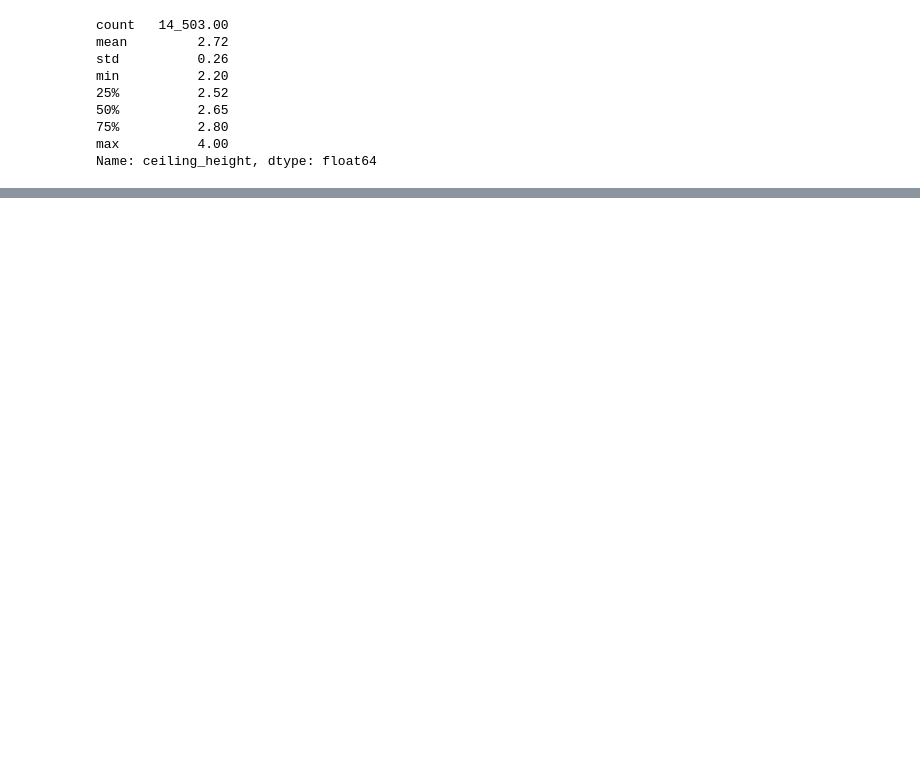
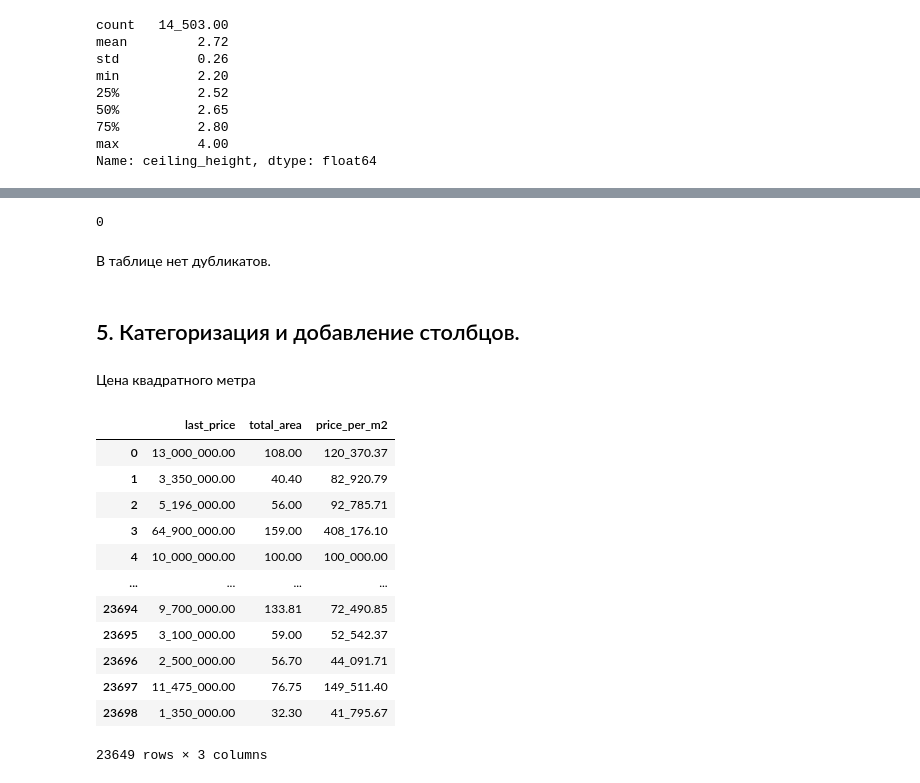
Before and after one commit to Alex-projects-hub/Research_of_advertisements_for_the_sale_of_apartments, a Jupyter notebook: Research_of_advertisements_for_the_sale_of_apartments.ipynb, the cells around one changed output, grey strips where cells are left out. Saved outputs shown, nothing was run; the diff lists cells and outputs as text; code cells hidden in the pictures; blank space fills up the shorter version.

```diff
--- a/Research_of_advertisements_for_the_sale_of_apartments.ipynb
+++ b/Research_of_advertisements_for_the_sale_of_apartments.ipynb
@@ -330,0 +406,10 @@ Name: ceiling_height, dtype: float64
+# %%
+df.duplicated().sum()
+# %% [output]
+0
+# %% [markdown]
+В таблице нет дубликатов.
+# %% [markdown]
+## 5. Категоризация и добавление столбцов.
+# %% [markdown]
+Цена квадратного метра
@@ -330,0 +418,16 @@ Name: ceiling_height, dtype: float64
+# %%
+df[["last_price", "total_area", "price_per_m2"]]
+# %% [output]
+|  | last_price | total_area | price_per_m2 |
+| 0 | 13_000_000.00 | 108.00 | 120_370.37 |
+| 1 | 3_350_000.00 | 40.40 | 82_920.79 |
+| 2 | 5_196_000.00 | 56.00 | 92_785.71 |
+| 3 | 64_900_000.00 | 159.00 | 408_176.10 |
+| 4 | 10_000_000.00 | 100.00 | 100_000.00 |
+| ... | ... | ... | ... |
+| 23694 | 9_700_000.00 | 133.81 | 72_490.85 |
+| 23695 | 3_100_000.00 | 59.00 | 52_542.37 |
+| 23696 | 2_500_000.00 | 56.70 | 44_091.71 |
+| 23697 | 11_475_000.00 | 76.75 | 149_511.40 |
+| 23698 | 1_350_000.00 | 32.30 | 41_795.67 |
+23649 rows × 3 columns
```
Also changed, not shown: parts of 32 cells of this notebook.
